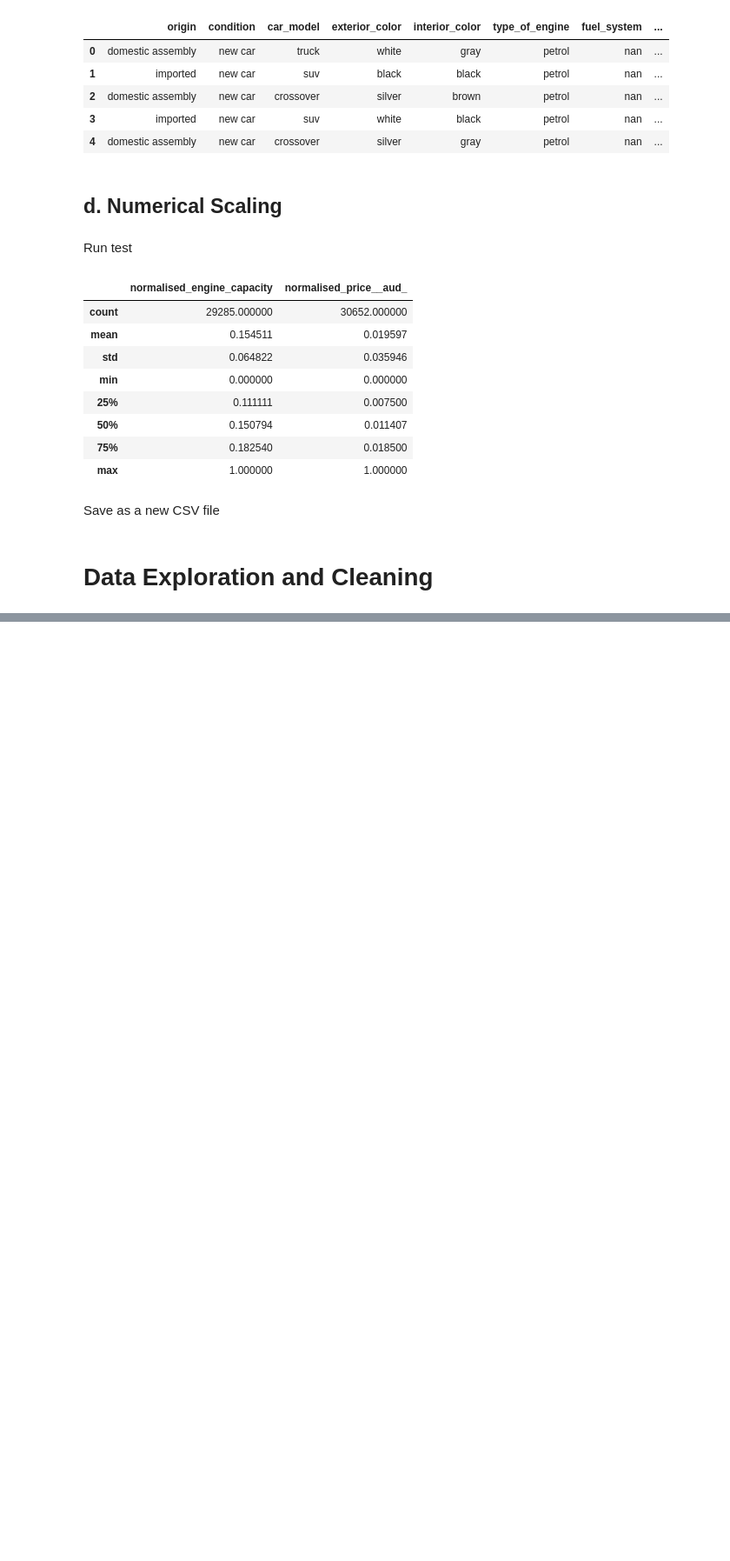
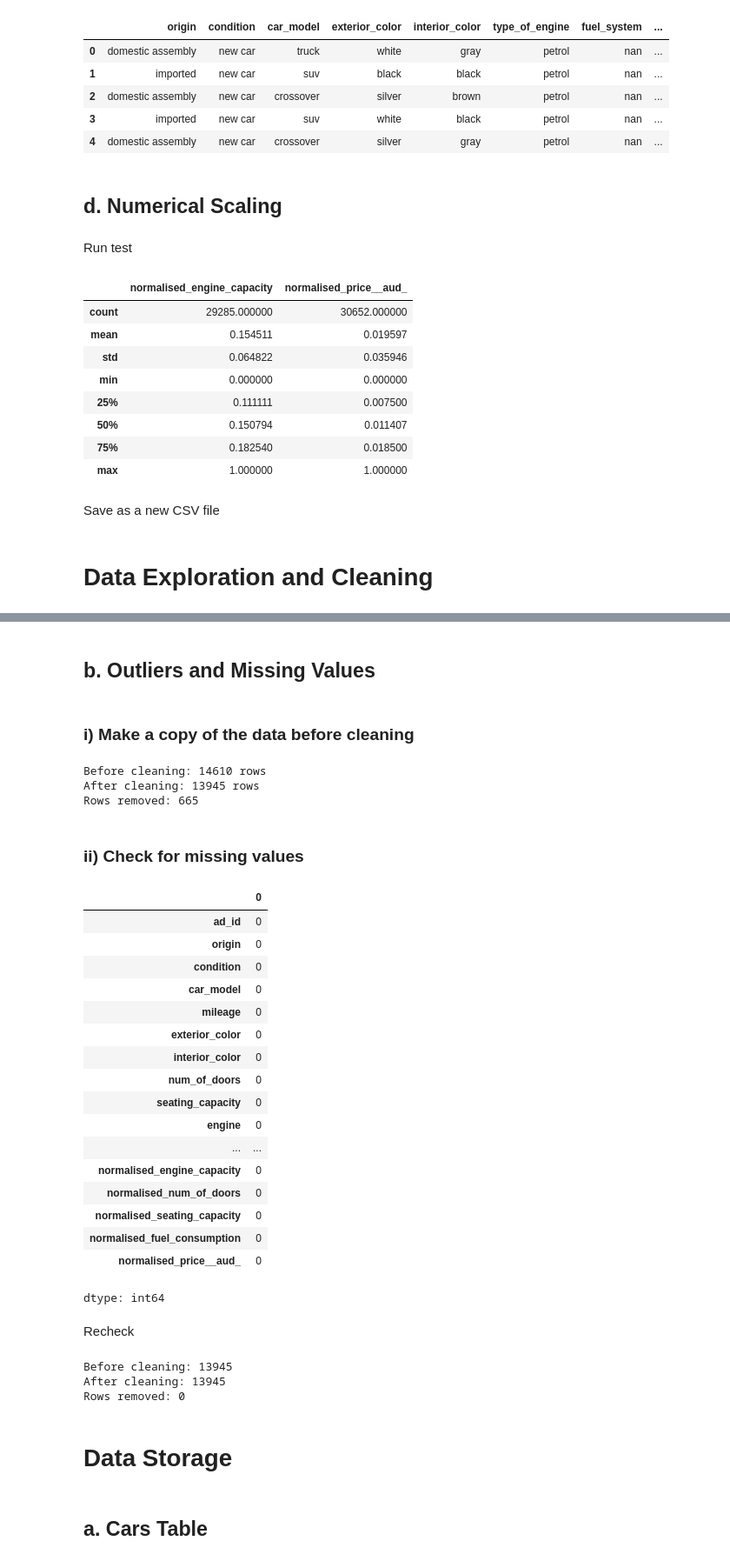
Before and after one commit to gvosper25/GeorgiaVosper_3009ICT, a Jupyter notebook: GeorgiaVosper_3009ICT.ipynb, the cells around one changed output, grey strips where cells are left out. Shown at 87% size. Cells and saved outputs as stored; diff of their text form; code cells hidden in the pictures; blank space fills up the shorter version.

Commit message:
Data Exploration and Cleaning

```diff
--- a/GeorgiaVosper_3009ICT.ipynb
+++ b/GeorgiaVosper_3009ICT.ipynb
@@ -110,0 +113,12 @@ car_data.to_csv('/content/drive/MyDrive/3009ICT-Assignment/processed_car_dataset
+# %%
+import numpy as np
+
+columns = ['price (AUD)','mileage','year_of_manufacture']
+
+for col in columns:
+  print(f"\n---{col}---")
+  print("Mean:", car_data[col].mean())
+  print("Median:", car_data[col].median())
+  print("Mode", car_data[col].mode().iloc[0])
+  print("Standard Deviation:", car_data[col].std())
+  print("Range", car_data[col].max()-car_data[col].min())
@@ -110,0 +146,67 @@ car_data.to_csv('/content/drive/MyDrive/3009ICT-Assignment/processed_car_dataset
+# %% [markdown]
+## b. Outliers and Missing Values
+# %% [markdown]
+### i) Make a copy of the data before cleaning
+# %%
+before_cleaning_rows = car_data.shape[0]
+
+numeric_cols = car_data.select_dtypes(include = 'number').columns
+
+for col in numeric_cols:
+  Q1 = car_data[col].quantile(0.25)
+  Q3 = car_data[col].quantile(0.75)
+  IQR = Q3-Q1
+  lower = Q1 - 1.5 * IQR
+  upper = Q3 + 1.5 * IQR
+  car_data = car_data[(car_data[col]>=lower)&(car_data[col]<=upper)]
+
+after_cleaning_rows = car_data.shape[0]
+
+print(f"Before cleaning: {before_cleaning_rows} rows")
+print(f"After cleaning: {after_cleaning_rows} rows")
+print(f"Rows removed: {before_cleaning_rows - after_cleaning_rows}")
+# %% [output]
+Before cleaning: 14610 rows
+After cleaning: 13945 rows
+Rows removed: 665
+# %% [markdown]
+### ii) Check for missing values
+# %%
+car_data.isnull().sum()
+# %% [output]
+|  | 0 |
+| ad_id | 0 |
+| origin | 0 |
+| condition | 0 |
+| car_model | 0 |
+| mileage | 0 |
+| exterior_color | 0 |
+| interior_color | 0 |
+| num_of_doors | 0 |
+| seating_capacity | 0 |
+| engine | 0 |
+| ... | ... |
+| normalised_engine_capacity | 0 |
+| normalised_num_of_doors | 0 |
+| normalised_seating_capacity | 0 |
+| normalised_fuel_consumption | 0 |
+| normalised_price__aud_ | 0 |
+dtype: int64
+# %% [markdown]
+Recheck
+# %%
+original_row_count = car_data.shape[0]
+before_cleaning_rows = original_row_count
+after_cleaning_rows = car_data.shape[0]
+
+print(f"Before cleaning: {before_cleaning_rows}")
+print(f"After cleaning: {after_cleaning_rows}")
+print(f"Rows removed: {before_cleaning_rows - after_cleaning_rows}")
+# %% [output]
+Before cleaning: 13945
+After cleaning: 13945
+Rows removed: 0
+# %% [markdown]
+# Data Storage
+# %% [markdown]
+## a. Cars Table
```
Also changed, not shown: parts of 2 cells of this notebook.
